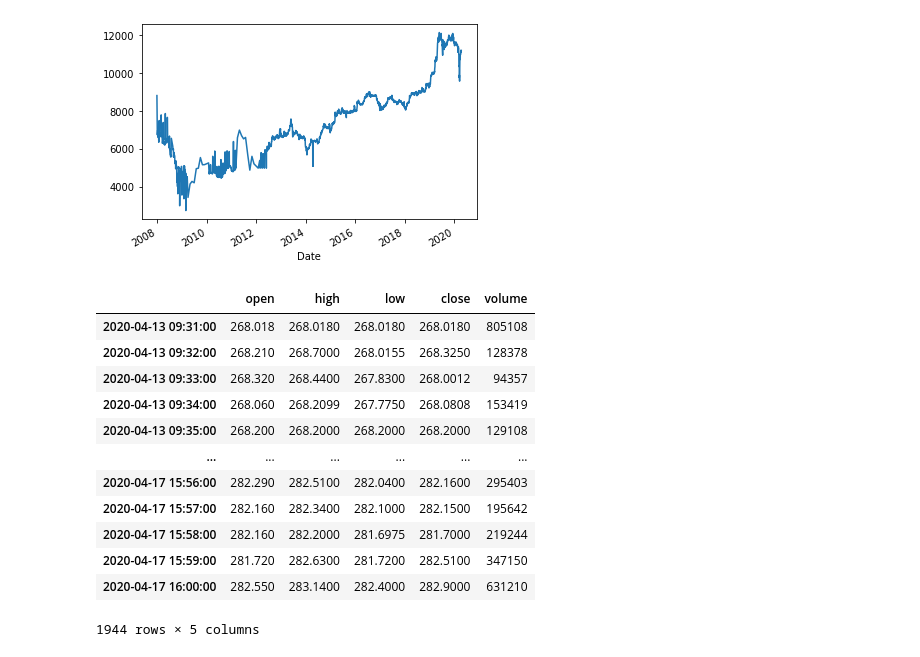
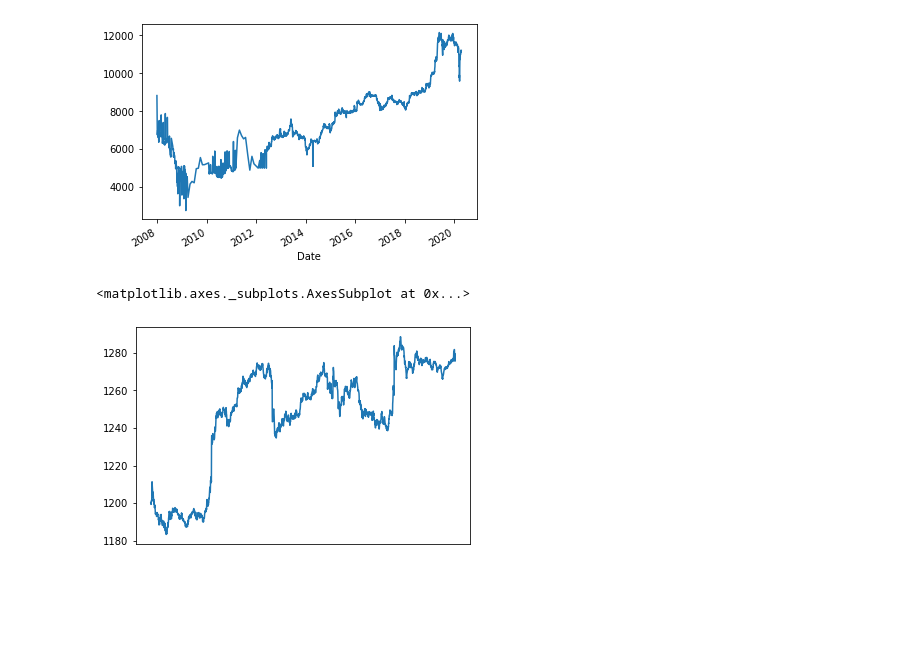
Before and after one commit to Myeongjoon/GoogleSummerOfCode2020, a Jupyter notebook: finance_data.ipynb, the cells around one changed output. Cells and saved outputs as stored; diff of their text form; code cells hidden in the pictures; blank space fills up the shorter version.

```diff
--- a/finance_data.ipynb
+++ b/finance_data.ipynb
@@ -73,29 +67,19 @@ macq['Close'].plot()
 [figure]
 # %%
 import os
-
-from datetime import datetime
+import matplotlib.pyplot as plt
+import matplotlib.ticker as plticker
+from datetime import timedelta, date
 
 import pandas_datareader.data as web
 
 API_KEY = ""
 
-f = web.DataReader("AAPL", "av-intraday", start=datetime(2017, 5, 23),
-   end=datetime(2020, 5, 24),
+f = web.DataReader("GOOGL", "av-intraday", start=datetime.now() - timedelta(days=7),
+   end=datetime.now(),
    api_key=API_KEY)
-
-f
+plt.xticks([])
+f["close"].plot()
 # %% [output]
-|  | open | high | low | close | volume |
-| 2020-04-13 09:31:00 | 268.018 | 268.0180 | 268.0180 | 268.0180 | 805108 |
-| 2020-04-13 09:32:00 | 268.210 | 268.7000 | 268.0155 | 268.3250 | 128378 |
-| 2020-04-13 09:33:00 | 268.320 | 268.4400 | 267.8300 | 268.0012 | 94357 |
-| 2020-04-13 09:34:00 | 268.060 | 268.2099 | 267.7750 | 268.0808 | 153419 |
-| 2020-04-13 09:35:00 | 268.200 | 268.2000 | 268.2000 | 268.2000 | 129108 |
-| ... | ... | ... | ... | ... | ... |
-| 2020-04-17 15:56:00 | 282.290 | 282.5100 | 282.0400 | 282.1600 | 295403 |
-| 2020-04-17 15:57:00 | 282.160 | 282.3400 | 282.1000 | 282.1500 | 195642 |
-| 2020-04-17 15:58:00 | 282.160 | 282.2000 | 281.6975 | 281.7000 | 219244 |
-| 2020-04-17 15:59:00 | 281.720 | 282.6300 | 281.7200 | 282.5100 | 347150 |
-| 2020-04-17 16:00:00 | 282.550 | 283.1400 | 282.4000 | 282.9000 | 631210 |
-1944 rows × 5 columns
+<matplotlib.axes._subplots.AxesSubplot at 0x...>
+[figure, added]
```
Also changed, not shown: parts of 1 cell of this notebook.
